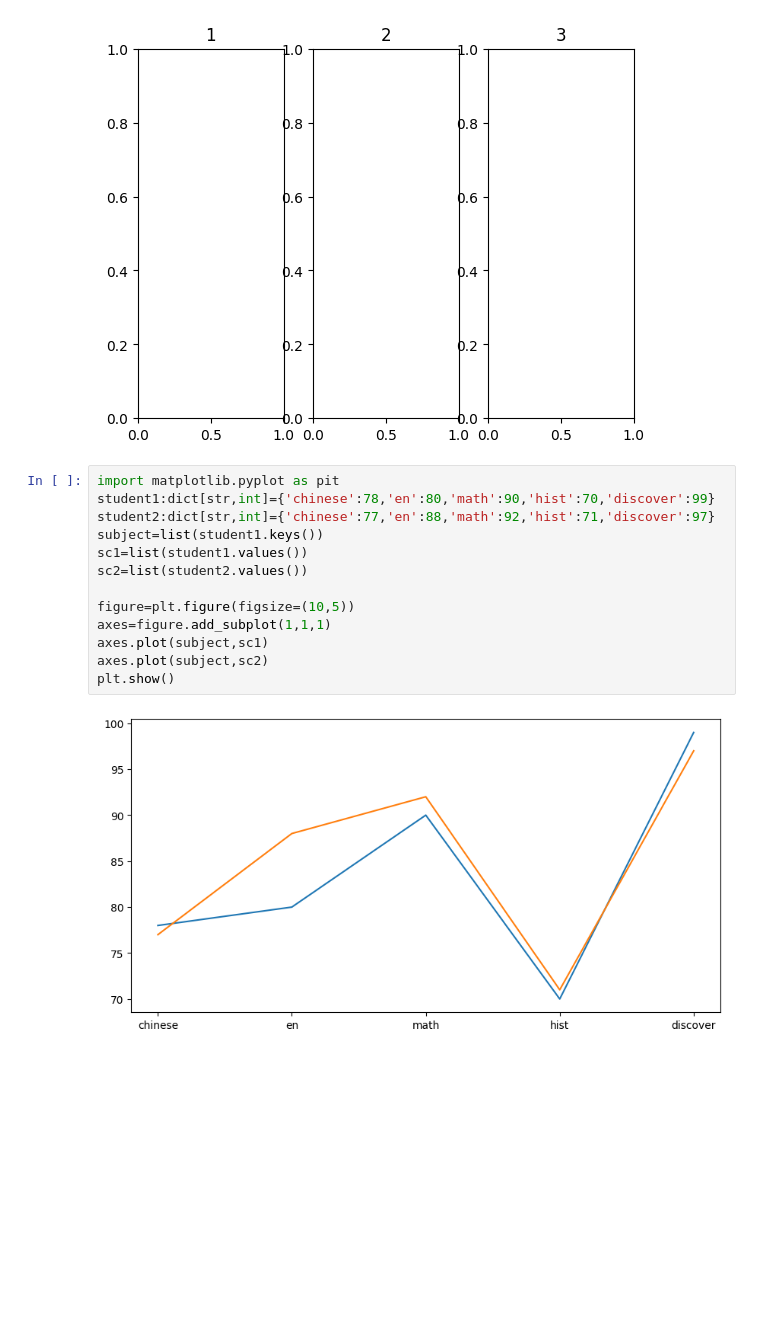
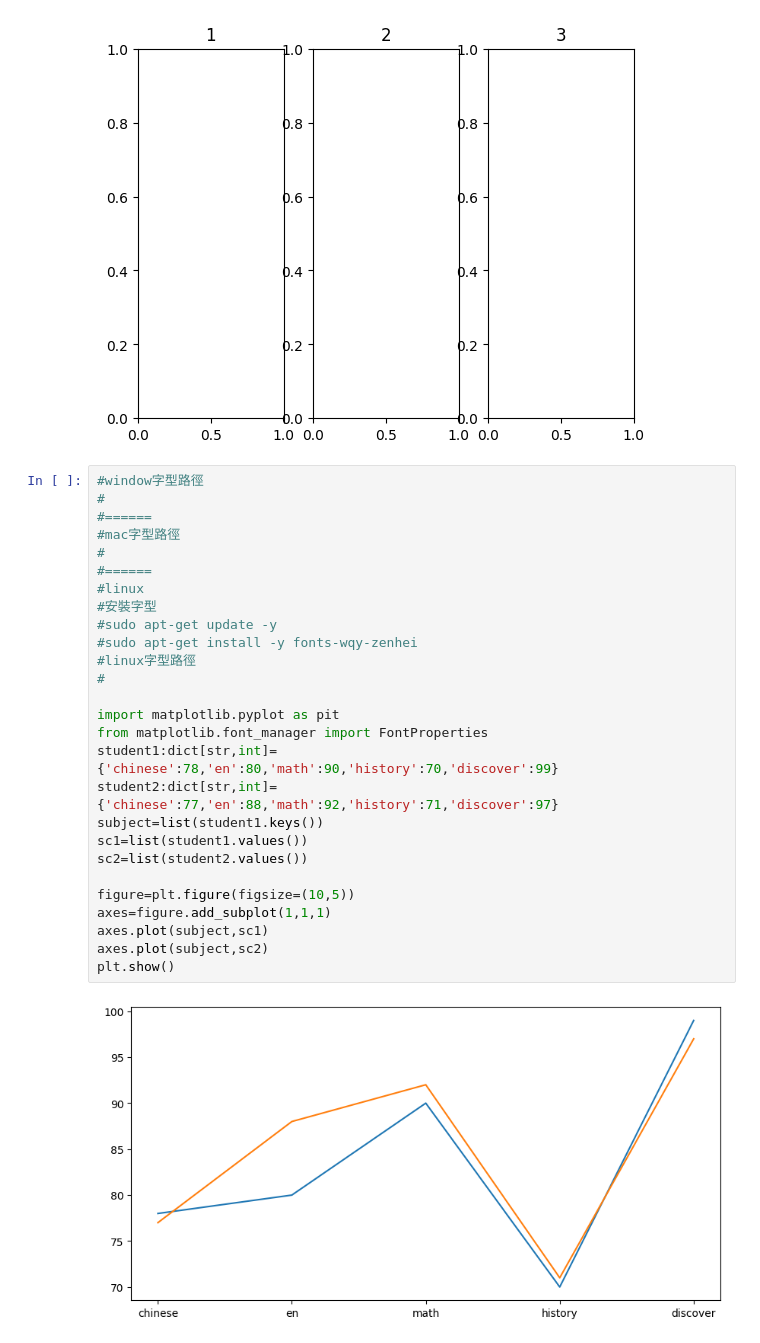
Before and after one commit to WUnienen/0729_24_AI, a Jupyter notebook: lesson13/lesson13_1.ipynb, the cells around one changed output. Drawn from its saved outputs; the diff is of its cells as text; blank space fills up the shorter version.

```diff
--- a/lesson13/lesson13_1.ipynb
+++ b/lesson13/lesson13_1.ipynb
@@ -30,17 +30,31 @@ plt.show()
 # %% [output]
 [figure]
 # %%
+#window字型路徑
+#
+#======
+#mac字型路徑
+#
+#======
+#linux
+#安裝字型
+#sudo apt-get update -y
+#sudo apt-get install -y fonts-wqy-zenhei
+#linux字型路徑
+#
+
 import matplotlib.pyplot as pit
-student1:dict[str,int]={'chinese':78,'en':80,'math':90,'hist':70,'discover':99}
-student2:dict[str,int]={'chinese':77,'en':88,'math':92,'hist':71,'discover':97}
+from matplotlib.font_manager import FontProperties
+student1:dict[str,int]={'chinese':78,'en':80,'math':90,'history':70,'discover':99}
+student2:dict[str,int]={'chinese':77,'en':88,'math':92,'history':71,'discover':97}
 subject=list(student1.keys())
 sc1=list(student1.values())
 sc2=list(student2.values())
 
 figure=plt.figure(figsize=(10,5))
 axes=figure.add_subplot(1,1,1)
 axes.plot(subject,sc1)
 axes.plot(subject,sc2)
 plt.show()
 # %% [output]
-[figure, old version]
+[figure, new version]
```
